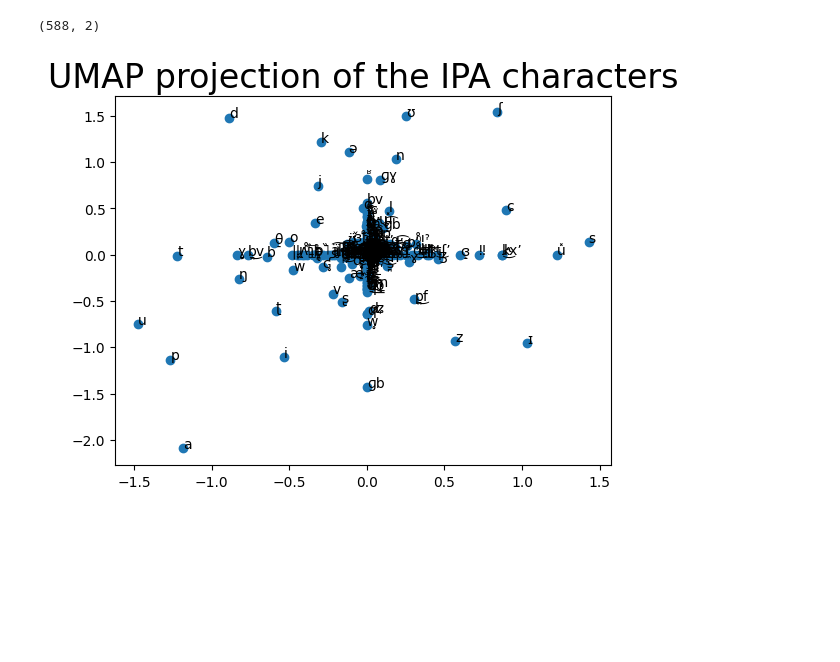
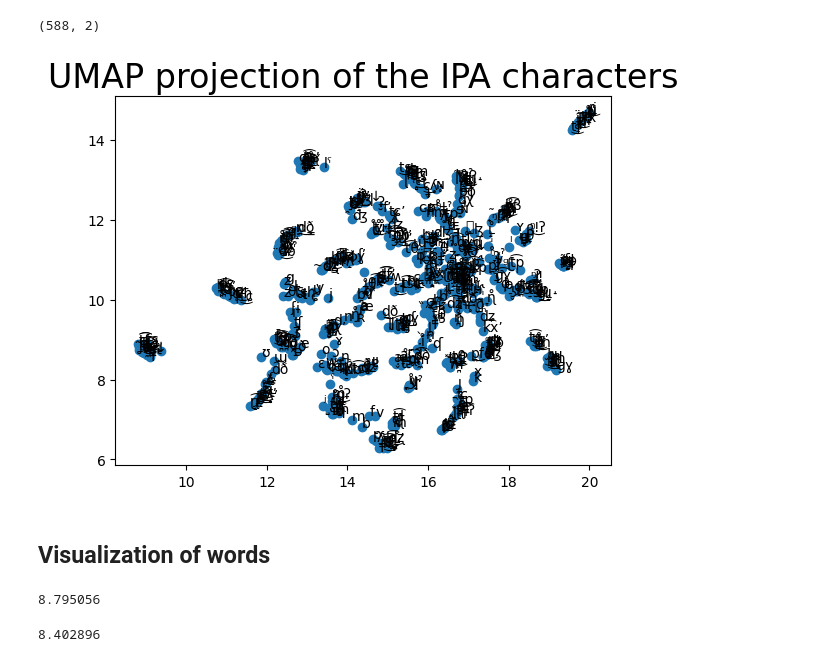
Before and after one commit to SimonPop/FindingMnemo, a Jupyter notebook: notebooks/phonetic_embedding.ipynb, the cells around one changed output. Drawn from its saved outputs; the diff is of its cells as text; code cells hidden in the pictures; blank space fills up the shorter version.

Commit message:
Fixed model encoder and improved notebooks for training & exploring results.

```diff
--- a/notebooks/phonetic_embedding.ipynb
+++ b/notebooks/phonetic_embedding.ipynb
@@ -22,8 +26,23 @@ loaded_model = mlflow.pytorch.load_model(model_uri)
+# %%
+from pathlib import Path
+
+path = Path("../src/pairing/model/model_dict")
+
+def load_model(path) -> PhoneticSiamese:
+    model = PhoneticSiamese()
+    model.load_state_dict(torch.load(path))
+    model.eval()
+    return model
+
+model = load_model(path)
+cuda_device = torch.device('cuda:0')
+cpu_device = torch.device('cpu')
+model = model.to(cpu_device)
 # %% [markdown]
 Get embeddings stored in the model and vocabulary associated with each row.
 # %%
-vocabulary = loaded_model.vocabulary
-embedding = loaded_model.embedding.weight.detach().numpy()
+vocabulary = model.vocabulary
+embedding = model.embedding.weight.detach().numpy()
 # %% [markdown]
 ## Visualization of embeddings using UMAP
 
@@ -40,16 +56,18 @@ umapped_embedding.shape
 # %% [output]
 (588, 2)
 # %%
-z = embedding[:, 0]
-y = embedding[:, 1]
+z = umapped_embedding[:, 0]
+y = umapped_embedding[:, 1]
 d = {x: y for y,x in vocabulary.items()}
 fig, ax = plt.subplots()
 ax.scatter(z, y)
 
 for i, txt in enumerate(range(len(z)-1)):
     ax.annotate(d[i], (z[i], y[i]))
 
 plt.title('UMAP projection of the IPA characters', fontsize=24)
 plt.show()
 # %% [output]
-[figure, old version]
+[figure, new version]
+# %% [markdown]
+## Visualization of words
@@ -55,0 +93,8 @@ plt.show()
+# %%
+np.linalg.norm(english_embeddings[:10] - chinese_embeddings[:10])
+# %% [output]
+8.795056
+# %%
+np.linalg.norm(chinese_embeddings[:10] - chinese_embeddings[10:20])
+# %% [output]
+8.402896
```
Also changed, not shown: parts of 11 cells of this notebook, 2 other files.
